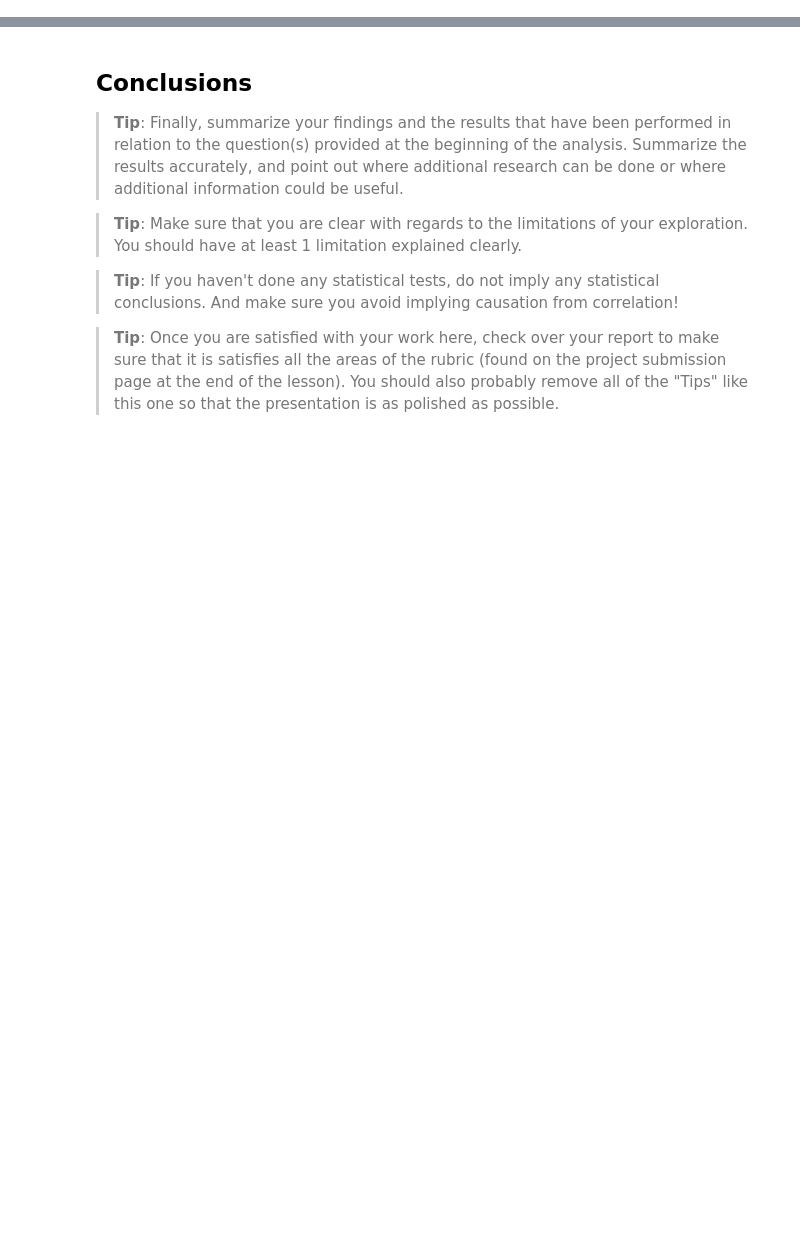
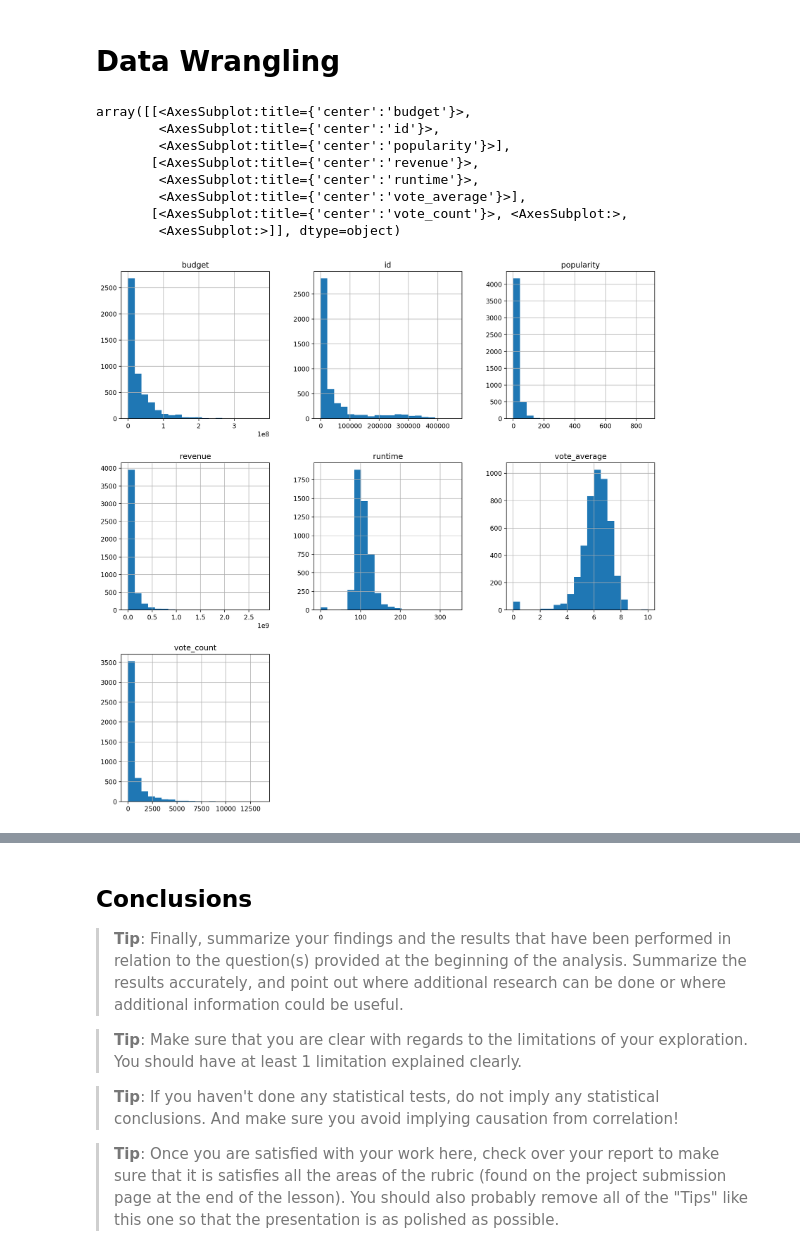
Before and after one commit to josuablejeru/project_1_tmdb, a Jupyter notebook: Investigate_a_Dataset.ipynb, the cells around one changed output, grey strips where cells are left out. Cells and saved outputs as stored; diff of their text form; code cells hidden in the pictures; blank space fills up the shorter version.

```diff
--- a/Investigate_a_Dataset.ipynb
+++ b/Investigate_a_Dataset.ipynb
@@ -42,0 +46,5 @@
+# %%
+import pandas as pd
+
+df_movies = pd.read_csv('./data/tmdb_5000_movies.csv')
+df_credits = pd.read_csv('./data/tmdb_5000_credits.csv')
@@ -42,0 +53,7 @@
+# %%
+df_credits.columns = ['id','title','cast','crew']
+df_movies = df_movies.merge(df_credits, on='id')
+
+df_movies.drop(columns=['title_x'], inplace=True)
+df_movies.rename(columns={'title_y': 'title'}, inplace=True)
+df_movies.head(2)
@@ -42,0 +65,14 @@
+# %% [markdown]
+# Data Wrangling
+# %%
+df_movies.hist(figsize=(15, 15), bins=20)
+# %% [output]
+array([[<AxesSubplot:title={'center':'budget'}>,
+        <AxesSubplot:title={'center':'id'}>,
+        <AxesSubplot:title={'center':'popularity'}>],
+       [<AxesSubplot:title={'center':'revenue'}>,
+        <AxesSubplot:title={'center':'runtime'}>,
+        <AxesSubplot:title={'center':'vote_average'}>],
+       [<AxesSubplot:title={'center':'vote_count'}>, <AxesSubplot:>,
+        <AxesSubplot:>]], dtype=object)
+[figure, added]
```
Also changed, not shown: parts of 33 cells of this notebook, 2 other files.
